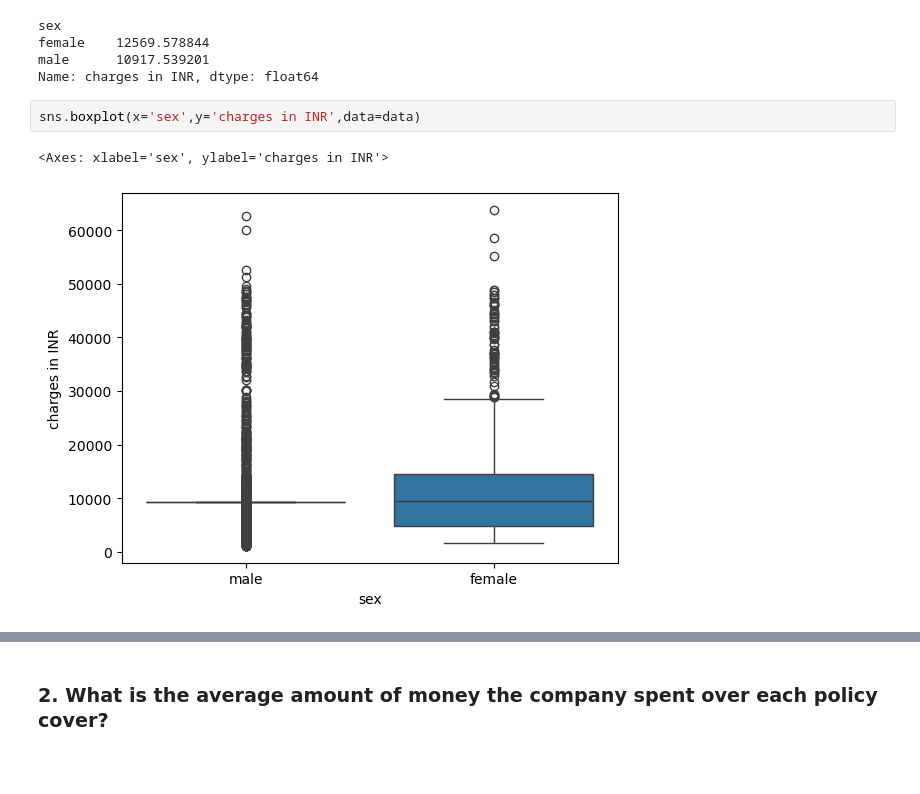
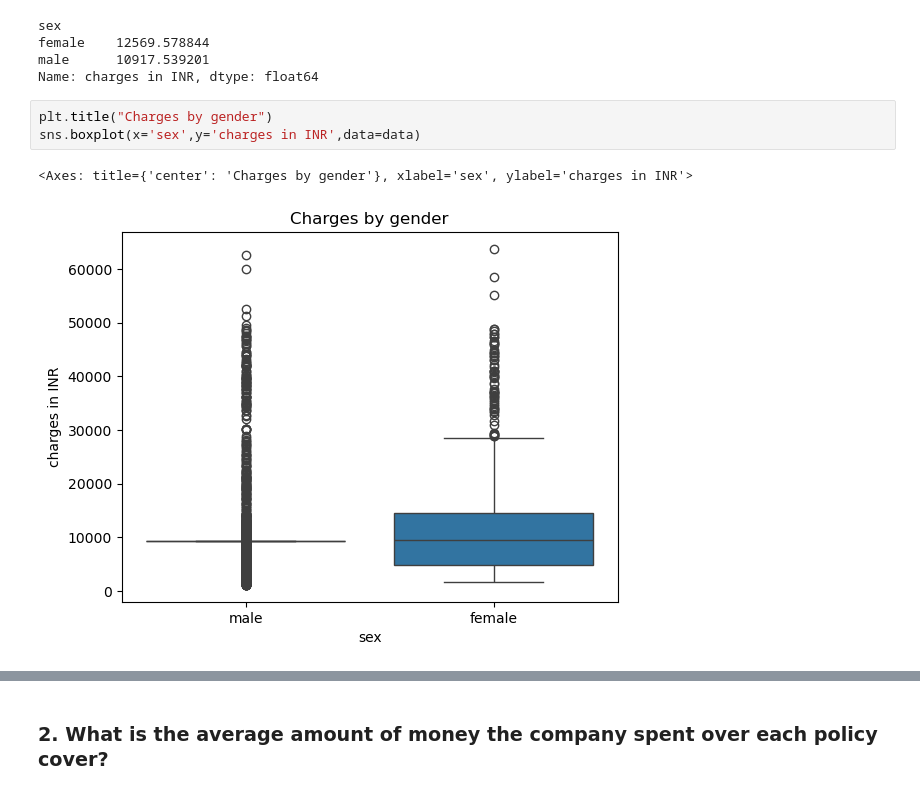
Before and after one commit to srinija0208/Medibuddy_assignment, a Jupyter notebook: research.ipynb, the cells around one changed output, grey strips where cells are left out. Cells and saved outputs as stored; diff of their text form; blank space fills up the shorter version.

```diff
--- a/research.ipynb
+++ b/research.ipynb
@@ -182,7 +182,8 @@ female    12569.578844
 male      10917.539201
 Name: charges in INR, dtype: float64
 # %%
+plt.title("Charges by gender")
 sns.boxplot(x='sex',y='charges in INR',data=data)
 # %% [output]
-<Axes: xlabel='sex', ylabel='charges in INR'>
+<Axes: title={'center': 'Charges by gender'}, xlabel='sex', ylabel='charges in INR'>
-[figure, old version]
+[figure, new version]
```
Also changed, not shown: parts of 6 cells of this notebook.
